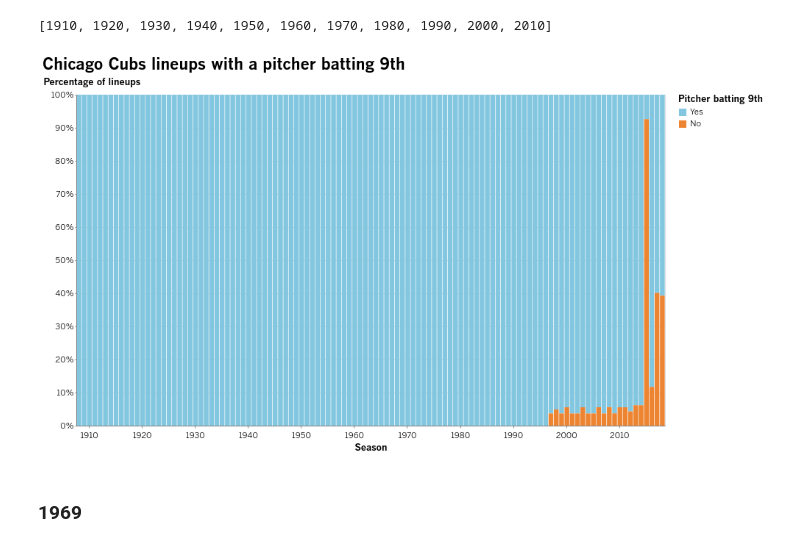
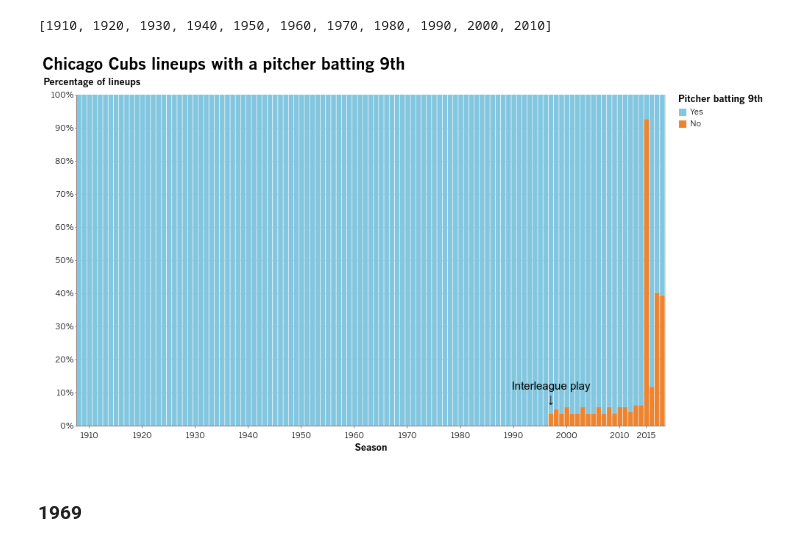
Before and after one commit to palewire/baseball-notebooks, a Jupyter notebook: cubs-lineups.ipynb, the cells around one changed output. Drawn from its saved outputs; the diff is of its cells as text; code cells hidden in the pictures.

Commit message:
text shadow

```diff
--- a/cubs-lineups.ipynb
+++ b/cubs-lineups.ipynb
@@ -130,35 +130,45 @@ stacked_pitcher_ninth_by_year = pitcher_ninth_by_year.rename(columns={
 # %% [output]
 [1910, 1920, 1930, 1940, 1950, 1960, 1970, 1980, 1990, 2000, 2010]
 # %%
-alt.Chart(stacked_pitcher_ninth_by_year).mark_bar().encode(
+bars = alt.Chart(stacked_pitcher_ninth_by_year).mark_bar().encode(
     x=alt.X(
         "Year:O",
         title="Season",
-        axis=alt.Axis(values=list(range(1910, 2020, 10)))
+        axis=alt.Axis(values=list(range(1910, 2020, 10)) + [2015])
     ),
     y=alt.Y(
         "sum(Lineups):Q",
         title="Percentage of lineups",
         stack='normalize',
         axis=alt.Axis(format='%', title='percentage')
     ),
     color=alt.Color(
         "Pitcher batting 9th:N",
         scale=alt.Scale(
             domain=['Yes', 'No'],
             range=[lat.palette['default'], lat.palette['highlight']]
         )
     ),
     order=alt.Order(
       'Pitcher batting 9th',
       sort='ascending'
     )
-).properties(
+)
+
+a = {'x': [1997, 1997], 'y': [0.07, 0.11], 'textof': ['↓', "Interleague play"]}
+dfa = pd.DataFrame(a)
+text = alt.Chart(dfa).mark_text(fontSize=15).encode(
+    x='x:O',
+    y='y:Q',
+    text='textof:N'
+)
+
+(bars + text).properties(
     width=800,
     title="Chicago Cubs lineups with a pitcher batting 9th"
 )
 # %% [output]
-[figure, old version]
+[figure, new version]
 # %% [markdown]
 ### 1969
 # %%
```
